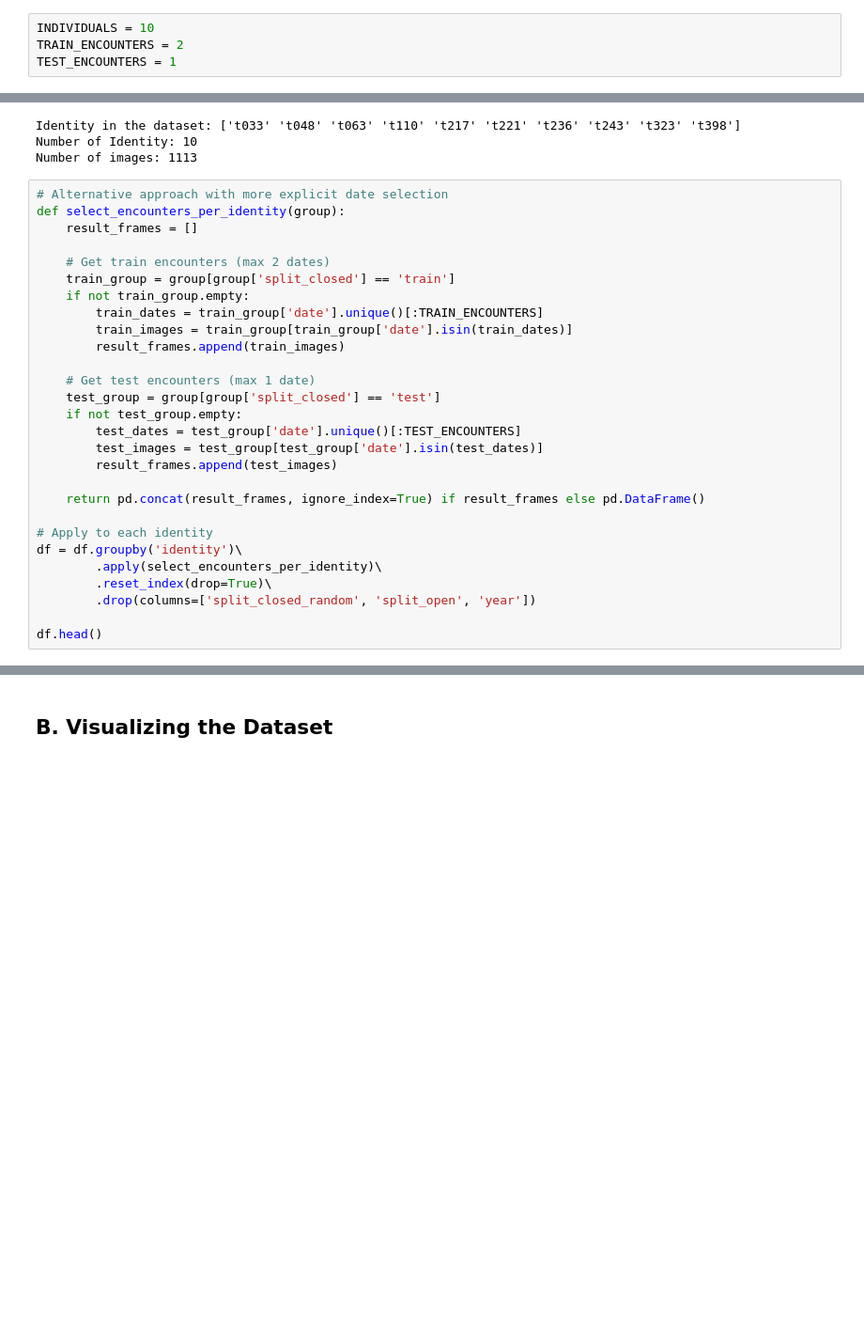
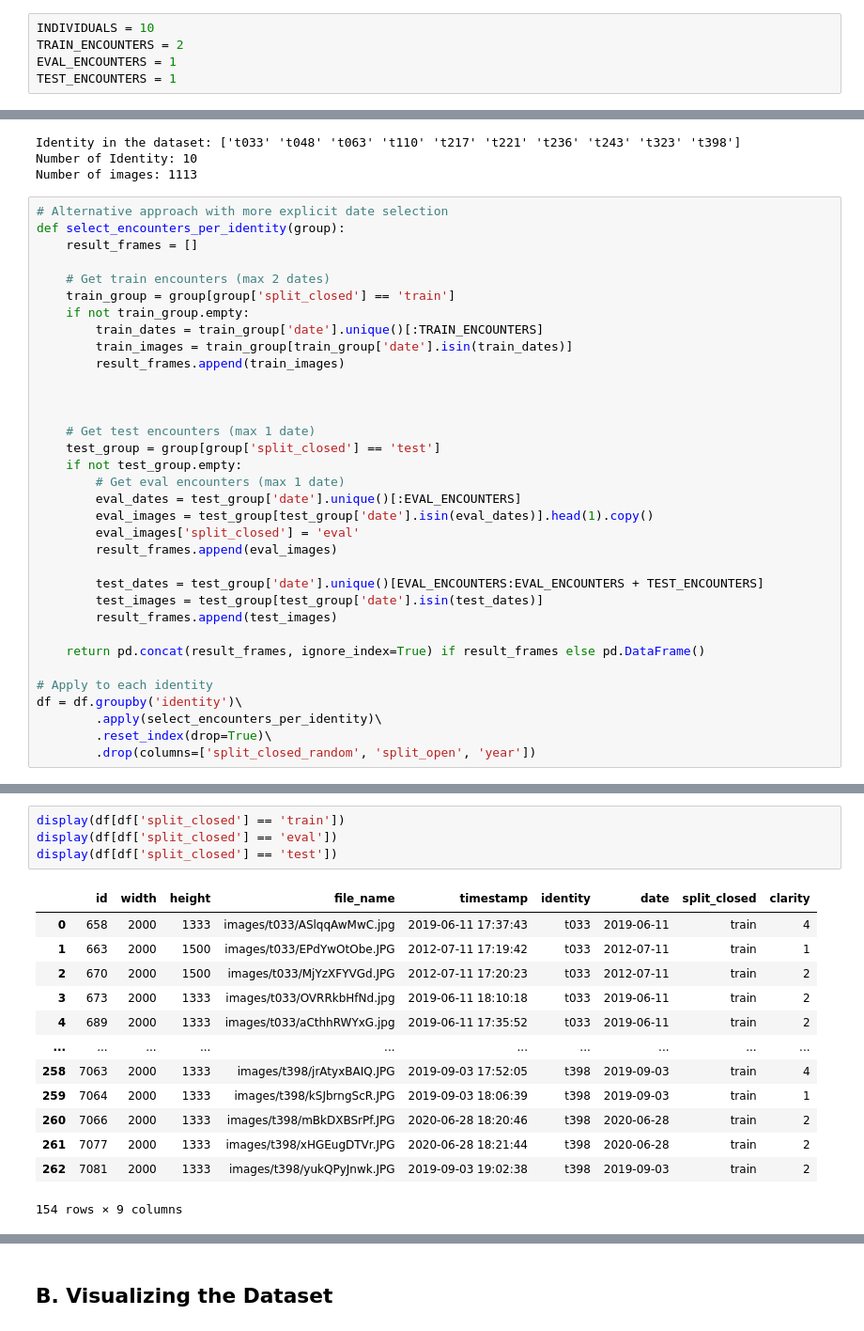
Before and after one commit to dhnhut/SeaTurtle-ReID, a Jupyter notebook: notebooks/00 - Preparation.ipynb, the cells around one changed output, grey strips where cells are left out. Shown at 94% size. Cells and saved outputs as stored; diff of their text form; blank space fills up the shorter version.

Commit message:
[WIP] swin-b, arcface, closed-set

```diff
--- a/notebooks/00 - Preparation.ipynb
+++ b/notebooks/00 - Preparation.ipynb
@@ -15,6 +15,7 @@ from src.dataset import SeaTurtleDataset
 # %%
 INDIVIDUALS = 10
 TRAIN_ENCOUNTERS = 2
+EVAL_ENCOUNTERS = 1
 TEST_ENCOUNTERS = 1
 # %%
 df = pd.read_csv('../data/metadata_splits.csv')
@@ -55,10 +56,18 @@ def select_encounters_per_identity(group):
         train_images = train_group[train_group['date'].isin(train_dates)]
         result_frames.append(train_images)
 
+
+
     # Get test encounters (max 1 date)
     test_group = group[group['split_closed'] == 'test']
     if not test_group.empty:
-        test_dates = test_group['date'].unique()[:TEST_ENCOUNTERS]
+        # Get eval encounters (max 1 date)
+        eval_dates = test_group['date'].unique()[:EVAL_ENCOUNTERS]
+        eval_images = test_group[test_group['date'].isin(eval_dates)].head(1).copy()
+        eval_images['split_closed'] = 'eval'
+        result_frames.append(eval_images)
+
+        test_dates = test_group['date'].unique()[EVAL_ENCOUNTERS:EVAL_ENCOUNTERS + TEST_ENCOUNTERS]
         test_images = test_group[test_group['date'].isin(test_dates)]
         result_frames.append(test_images)
 
@@ -69,5 +78,3 @@ df = df.groupby('identity')\
         .apply(select_encounters_per_identity)\
         .reset_index(drop=True)\
         .drop(columns=['split_closed_random', 'split_open', 'year'])
-
-df.head()
@@ -115,0 +128,18 @@ dtype: int64
+# %%
+display(df[df['split_closed'] == 'train'])
+display(df[df['split_closed'] == 'eval'])
+display(df[df['split_closed'] == 'test'])
+# %% [output]
+|  | id | width | height | file_name | timestamp | identity | date | split_closed | clarity |
+| 0 | 658 | 2000 | 1333 | images/t033/ASlqqAwMwC.jpg | 2019-06-11 17:37:43 | t033 | 2019-06-11 | train | 4 |
+| 1 | 663 | 2000 | 1500 | images/t033/EPdYwOtObe.JPG | 2012-07-11 17:19:42 | t033 | 2012-07-11 | train | 1 |
+| 2 | 670 | 2000 | 1500 | images/t033/MjYzXFYVGd.JPG | 2012-07-11 17:20:23 | t033 | 2012-07-11 | train | 2 |
+| 3 | 673 | 2000 | 1333 | images/t033/OVRRkbHfNd.jpg | 2019-06-11 18:10:18 | t033 | 2019-06-11 | train | 2 |
+| 4 | 689 | 2000 | 1333 | images/t033/aCthhRWYxG.jpg | 2019-06-11 17:35:52 | t033 | 2019-06-11 | train | 2 |
+| ... | ... | ... | ... | ... | ... | ... | ... | ... | ... |
+| 258 | 7063 | 2000 | 1333 | images/t398/jrAtyxBAIQ.JPG | 2019-09-03 17:52:05 | t398 | 2019-09-03 | train | 4 |
+| 259 | 7064 | 2000 | 1333 | images/t398/kSJbrngScR.JPG | 2019-09-03 18:06:39 | t398 | 2019-09-03 | train | 1 |
+| 260 | 7066 | 2000 | 1333 | images/t398/mBkDXBSrPf.JPG | 2020-06-28 18:20:46 | t398 | 2020-06-28 | train | 2 |
+| 261 | 7077 | 2000 | 1333 | images/t398/xHGEugDTVr.JPG | 2020-06-28 18:21:44 | t398 | 2020-06-28 | train | 2 |
+| 262 | 7081 | 2000 | 1333 | images/t398/yukQPyJnwk.JPG | 2019-09-03 19:02:38 | t398 | 2019-09-03 | train | 2 |
+154 rows × 9 columns
```
Also changed, not shown: parts of 7 cells of this notebook, 6 other files.
